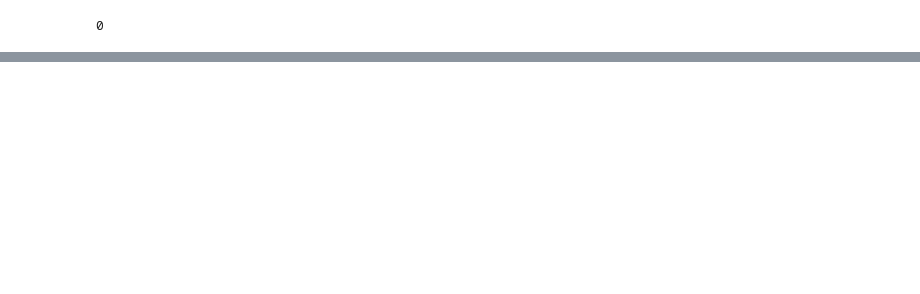
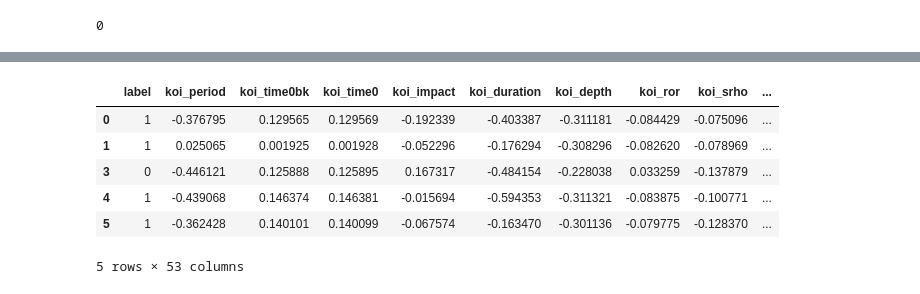
Before and after one commit to kaminskaz/mAI_little_pony, a Jupyter notebook: code/eda_ula.ipynb, the cells around one changed output, grey strips where cells are left out. Drawn from its saved outputs; the diff is of its cells as text; code cells hidden in the pictures; blank space fills up the shorter version.

```diff
--- a/code/eda_ula.ipynb
+++ b/code/eda_ula.ipynb
@@ -292,0 +267,18 @@ Text(0.5, 1.0, 'Distribution of target variable')
+# %%
+#use standard scaler to scale all data other than label
+from sklearn.preprocessing import StandardScaler
+scaler = StandardScaler()
+df_scaled = df.copy()
+df_scaled[df_scaled.columns.difference(['label'])] = scaler.fit_transform(df_scaled[df_scaled.columns.difference(['label'])])
+#save the scaled data sa data_scaled.csv
+df_scaled.to_csv("../data/data_scaled.csv", index=False)
+# %%
+df_scaled.head()
+# %% [output]
+|  | label | koi_period | koi_time0bk | koi_time0 | koi_impact | koi_duration | koi_depth | koi_ror | koi_srho | ... |
+| 0 | 1 | -0.376795 | 0.129565 | 0.129569 | -0.192339 | -0.403387 | -0.311181 | -0.084429 | -0.075096 | ... |
+| 1 | 1 | 0.025065 | 0.001925 | 0.001928 | -0.052296 | -0.176294 | -0.308296 | -0.082620 | -0.078969 | ... |
+| 3 | 0 | -0.446121 | 0.125888 | 0.125895 | 0.167317 | -0.484154 | -0.228038 | 0.033259 | -0.137879 | ... |
+| 4 | 1 | -0.439068 | 0.146374 | 0.146381 | -0.015694 | -0.594353 | -0.311321 | -0.083875 | -0.100771 | ... |
+| 5 | 1 | -0.362428 | 0.140101 | 0.140099 | -0.067574 | -0.163470 | -0.301136 | -0.079775 | -0.128370 | ... |
+5 rows × 53 columns
```
Also changed, not shown: parts of 14 cells of this notebook.
